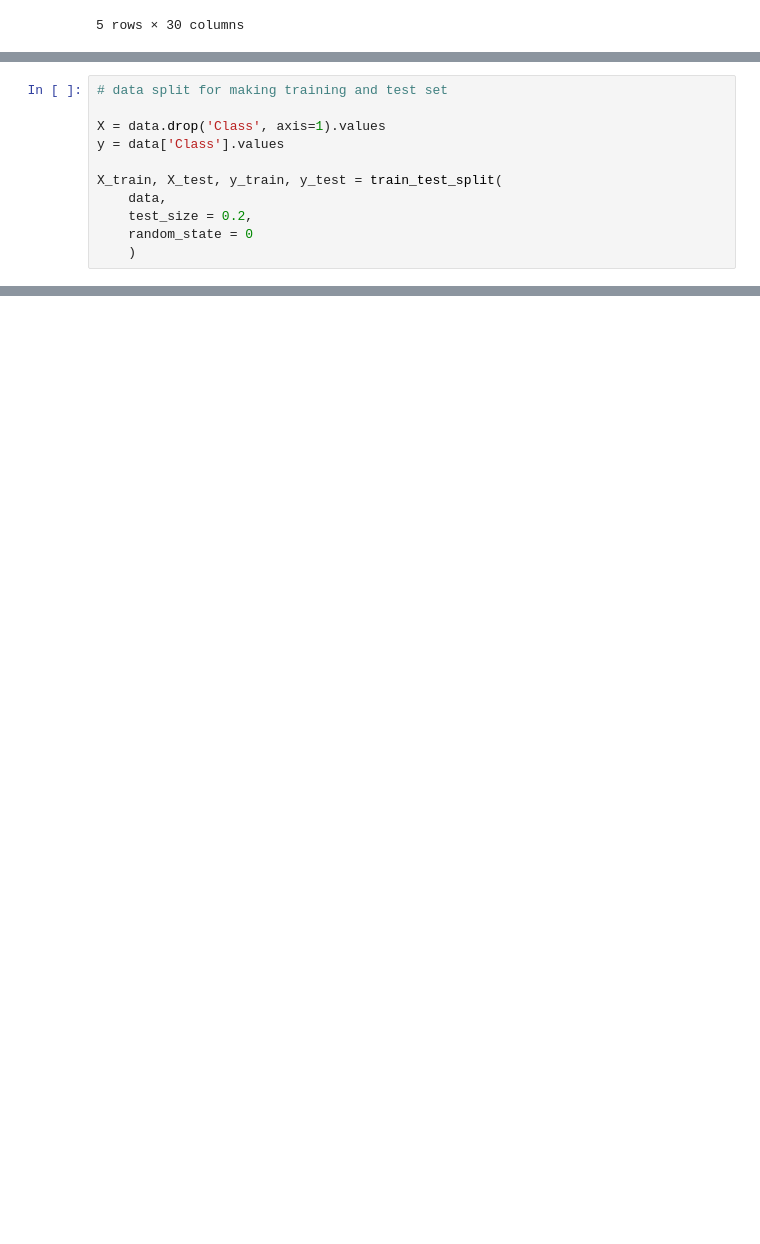
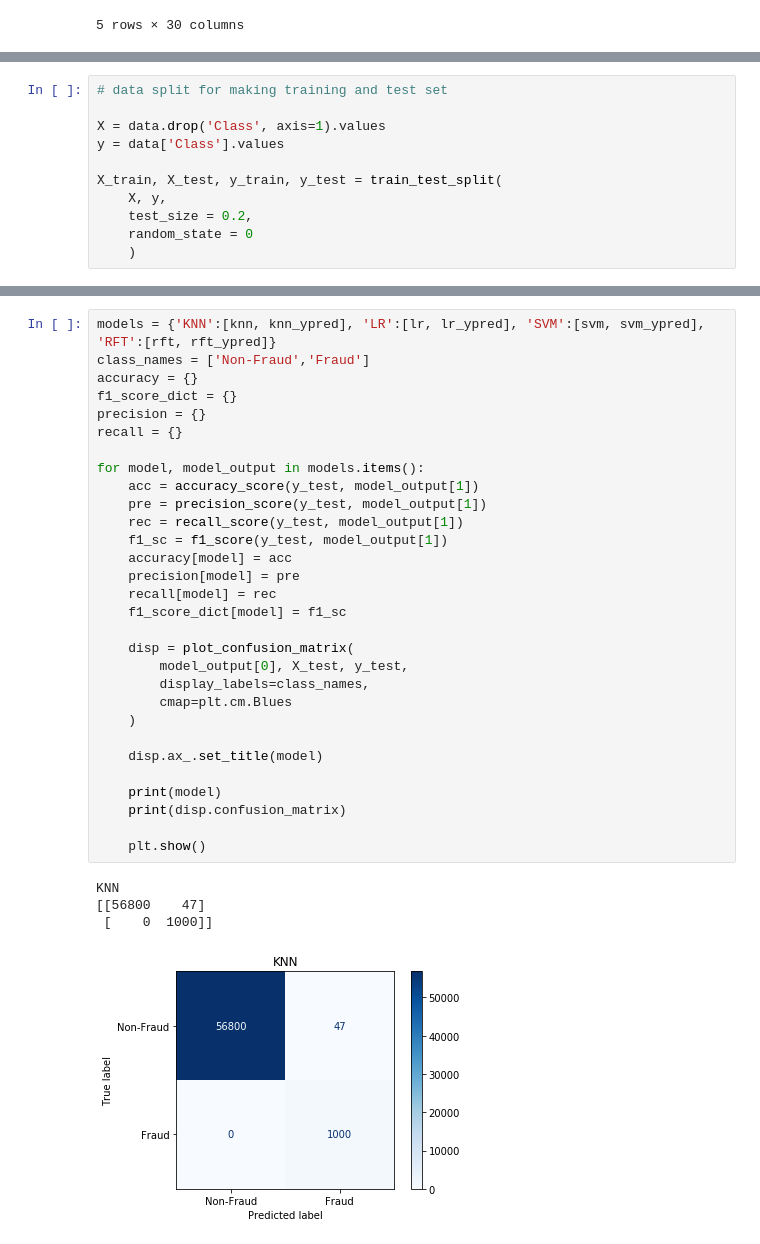
Before and after one commit to galib96/credit-card-fraud-detection-pre-cleaned-data, a Jupyter notebook: Notebooks/Credit Card Fraud Detection Pre Cleaned Data.ipynb, the cells around one changed output, grey strips where cells are left out. Saved outputs shown, nothing was run; the diff lists cells and outputs as text; blank space fills up the shorter version.

Commit message:
Basic Modeling and Evaluation Done

```diff
--- a/Notebooks/Credit Card Fraud Detection Pre Cleaned Data.ipynb
+++ b/Notebooks/Credit Card Fraud Detection Pre Cleaned Data.ipynb
@@ -101,7 +107,7 @@ X = data.drop('Class', axis=1).values
 y = data['Class'].values
 
 X_train, X_test, y_train, y_test = train_test_split(
-    data,
+    X, y,
     test_size = 0.2,
     random_state = 0
     )
@@ -107,0 +150,35 @@ X_train, X_test, y_train, y_test = train_test_split(
+# %%
+models = {'KNN':[knn, knn_ypred], 'LR':[lr, lr_ypred], 'SVM':[svm, svm_ypred], 'RFT':[rft, rft_ypred]}
+class_names = ['Non-Fraud','Fraud']
+accuracy = {}
+f1_score_dict = {}
+precision = {}
+recall = {}
+
+for model, model_output in models.items():
+    acc = accuracy_score(y_test, model_output[1])
+    pre = precision_score(y_test, model_output[1])
+    rec = recall_score(y_test, model_output[1])
+    f1_sc = f1_score(y_test, model_output[1])
+    accuracy[model] = acc
+    precision[model] = pre
+    recall[model] = rec
+    f1_score_dict[model] = f1_sc
+
+    disp = plot_confusion_matrix(
+        model_output[0], X_test, y_test,
+        display_labels=class_names,
+        cmap=plt.cm.Blues
+    )
+
+    disp.ax_.set_title(model)
+
+    print(model)
+    print(disp.confusion_matrix)
+
+    plt.show()
+# %% [output]
+KNN
+[[56800    47]
+ [    0  1000]]
+[figure, added]
```
Also changed, not shown: parts of 5 cells of this notebook.
